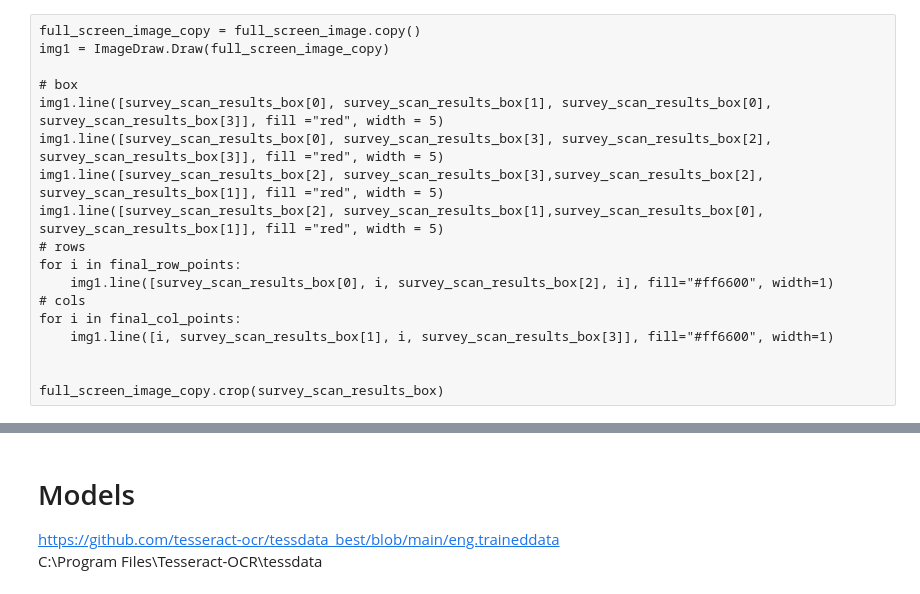
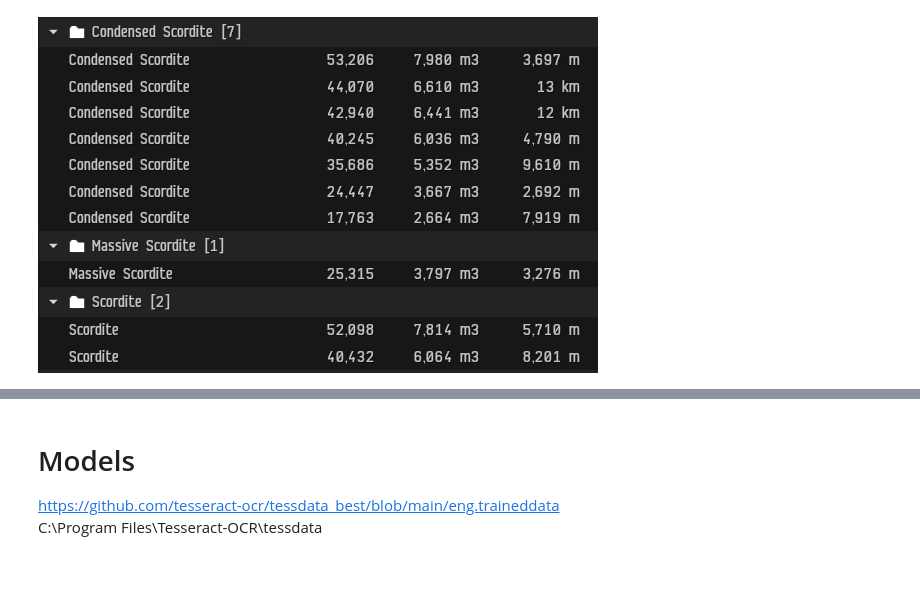
Before and after one commit to darkmatter2222/EVE-Online-Bot, a Jupyter notebook: Experiment/SurveyScanResultsInit.ipynb, the cells around one changed output, grey strips where cells are left out. Drawn from its saved outputs; the diff is of its cells as text; code cells hidden in the pictures.

```diff
--- a/Experiment/SurveyScanResultsInit.ipynb
+++ b/Experiment/SurveyScanResultsInit.ipynb
@@ -271,18 +119,5 @@ def process():
-# %% [raw]
-full_screen_image_copy = full_screen_image.copy()
-img1 = ImageDraw.Draw(full_screen_image_copy)
-
-# box
-img1.line([survey_scan_results_box[0], survey_scan_results_box[1], survey_scan_results_box[0], survey_scan_results_box[3]], fill ="red", width = 5)
-img1.line([survey_scan_results_box[0], survey_scan_results_box[3], survey_scan_results_box[2], survey_scan_results_box[3]], fill ="red", width = 5)
-img1.line([survey_scan_results_box[2], survey_scan_results_box[3],survey_scan_results_box[2], survey_scan_results_box[1]], fill ="red", width = 5)
-img1.line([survey_scan_results_box[2], survey_scan_results_box[1],survey_scan_results_box[0], survey_scan_results_box[1]], fill ="red", width = 5)
-# rows
-for i in final_row_points:
-    img1.line([survey_scan_results_box[0], i, survey_scan_results_box[2], i], fill="#ff6600", width=1)
-# cols
-for i in final_col_points:
-    img1.line([i, survey_scan_results_box[1], i, survey_scan_results_box[3]], fill="#ff6600", width=1)
-
-
-full_screen_image_copy.crop(survey_scan_results_box)
+# %%
+full_screen_image = get_screen()
+full_screen_image.crop(get_survey_scan_results_box())
+# %% [output]
+[figure, added]
```
Also changed, not shown: parts of 18 cells of this notebook.
